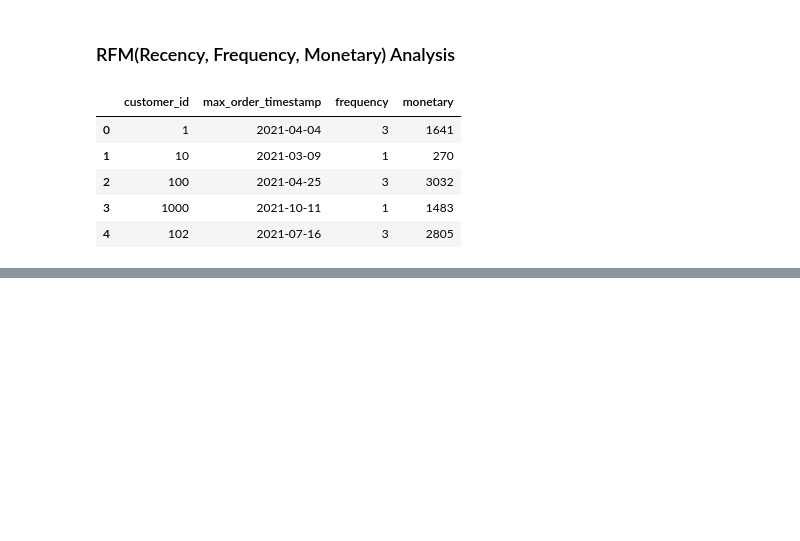
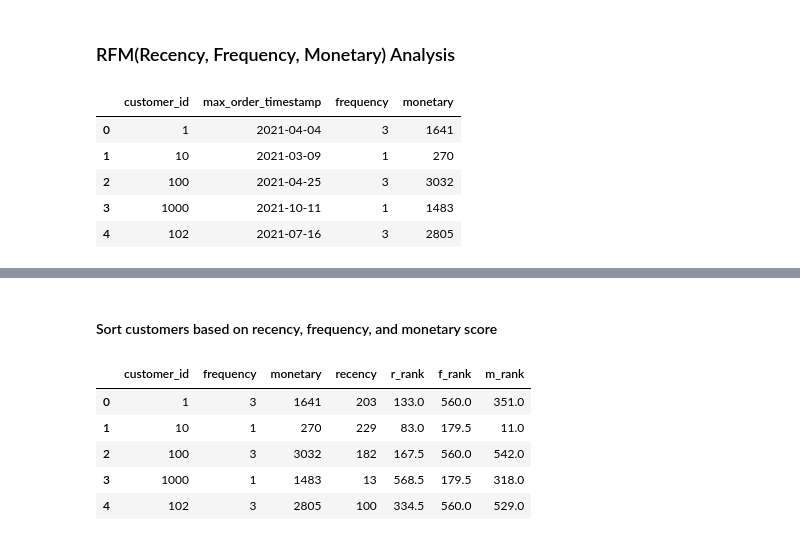
Before and after one commit to stefansphtr/Exercise-Project-Data-Analysis, a Jupyter notebook: Project.ipynb, the cells around one changed output, grey strips where cells are left out. Saved outputs shown, nothing was run; the diff lists cells and outputs as text; code cells hidden in the pictures; blank space fills up the shorter version.

```diff
--- a/Project.ipynb
+++ b/Project.ipynb
@@ -1695,0 +1818,15 @@ rfm_df.head()
+# %% [markdown]
+#### Sort customers based on recency, frequency, and monetary score
+# %%
+rfm_df["r_rank"] = rfm_df["recency"].rank(ascending=False)
+rfm_df["f_rank"] = rfm_df["frequency"].rank(ascending=True)
+rfm_df["m_rank"] = rfm_df["monetary"].rank(ascending=True)
+
+rfm_df.head()
+# %% [output]
+|  | customer_id | frequency | monetary | recency | r_rank | f_rank | m_rank |
+| 0 | 1 | 3 | 1641 | 203 | 133.0 | 560.0 | 351.0 |
+| 1 | 10 | 1 | 270 | 229 | 83.0 | 179.5 | 11.0 |
+| 2 | 100 | 3 | 3032 | 182 | 167.5 | 560.0 | 542.0 |
+| 3 | 1000 | 1 | 1483 | 13 | 568.5 | 179.5 | 318.0 |
+| 4 | 102 | 3 | 2805 | 100 | 334.5 | 560.0 | 529.0 |
```
Also changed, not shown: parts of 17 cells of this notebook.
